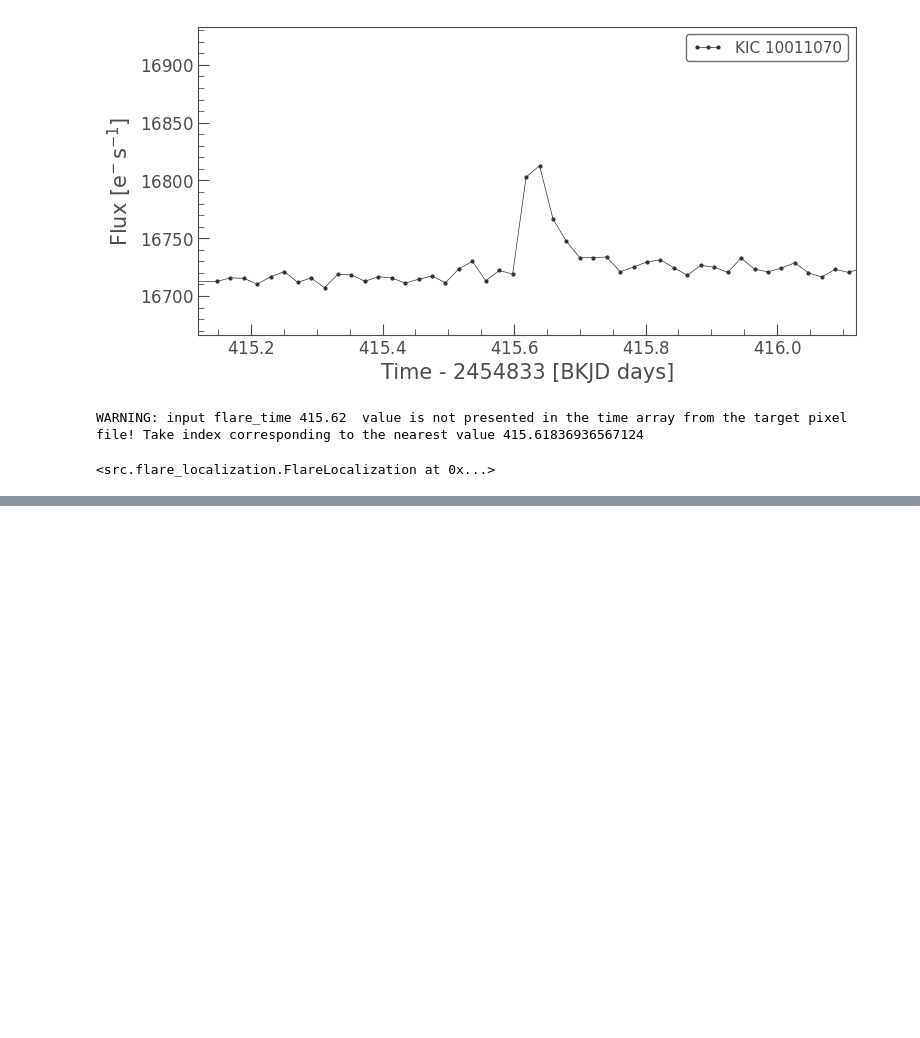
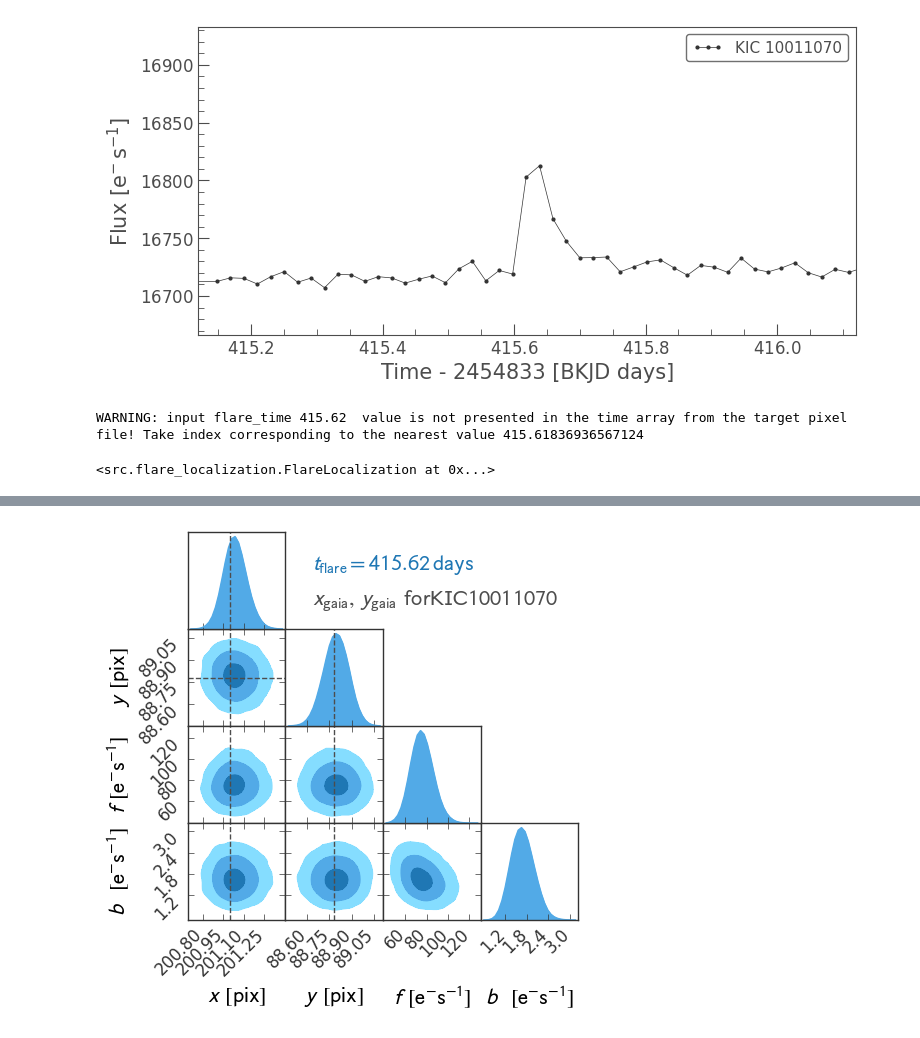
Before and after one commit to ValeriyVasilyevAstro/LOSE, a Jupyter notebook: example/flare_localization.py.ipynb, the cells around one changed output, grey strips where cells are left out. Drawn from its saved outputs; the diff is of its cells as text; code cells hidden in the pictures; blank space fills up the shorter version.

```diff
--- a/example/flare_localization.py.ipynb
+++ b/example/flare_localization.py.ipynb
@@ -75,0 +92,19 @@ offset flux $[e^{-1}s^{-1}]$ : 8.280893899489099 - 0.0941150930139667 + 0.095606
+# %%
+import pygtc
+
+labels = [r"$x$ $[\mathrm{pix}]$", r"$y$ $[\mathrm{pix}]$",
+               r"$f$ $[\mathrm{e}^{-}\mathrm{s}^{-1}]$",
+               r"$b$  $[\mathrm{e}^{-}\mathrm{s}^{-1}]$"]
+
+GTC = pygtc.plotGTC(chains=[flare.mcmc.chain],
+                    paramNames=labels,
+                    plotName=None, \
+                    chainLabels=["$t_\mathrm{flare}=415.62\, \mathrm{days}$"], \
+    	            truths=((flare.star_positions[0, 0], flare.star_positions[0, 1], None, None)),
+                    nContourLevels = 3,
+                    sigmaContourLevels=True,
+                    truthLabels=[r"$x_\mathrm{gaia}, \,y_\mathrm{gaia}$ $\mathrm{ for "+kic_id+"}$"],   figureSize='MNRAS_page' ,
+                    customLabelFont = {'family':'sans-serif', 'size':16},
+                    customLegendFont = {'family':'sans-serif', 'size':16}, customTickFont =  {'family':'sans-serif', 'size':12})
+# %% [output]
+[figure, added]
```
Also changed, not shown: parts of 3 cells of this notebook, 7 other files.
